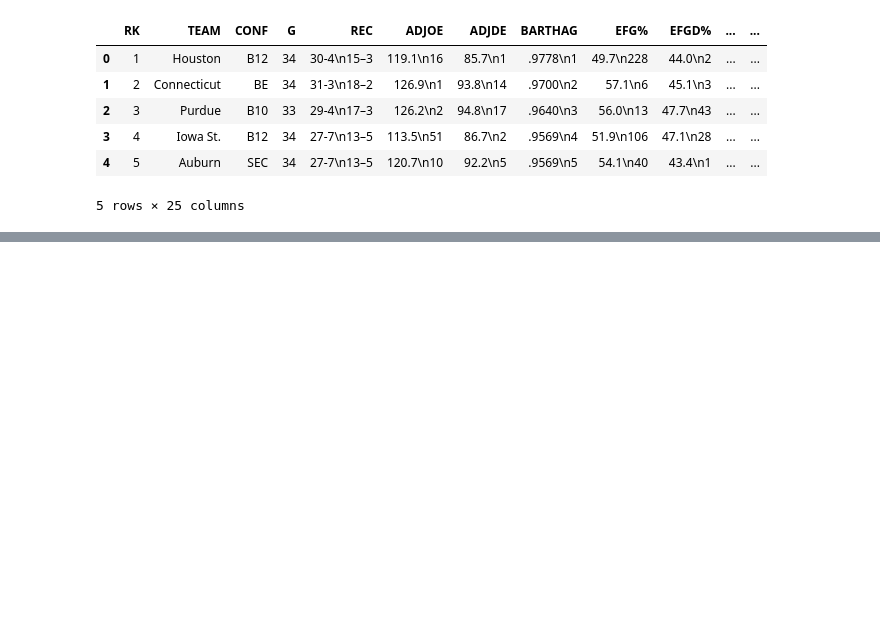
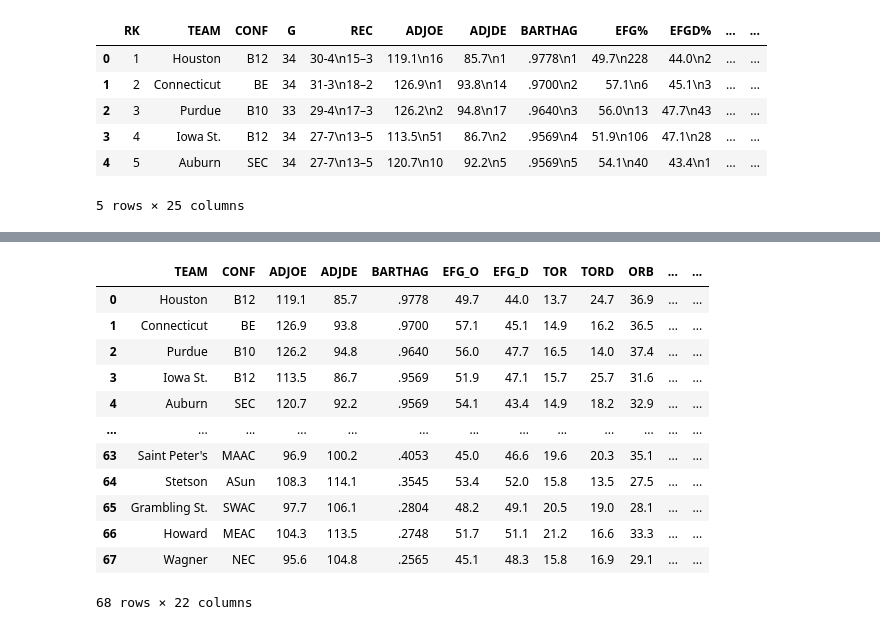
Before and after one commit to glenjoy99/bracket_prediction24, a Jupyter notebook: cleaner.ipynb, the cells around one changed output, grey strips where cells are left out. Saved outputs shown, nothing was run; the diff lists cells and outputs as text; code cells hidden in the pictures; blank space fills up the shorter version.

```diff
--- a/cleaner.ipynb
+++ b/cleaner.ipynb
@@ -45,3 +34,9 @@ teams24.head()
 | 3 | 4 | Iowa St. | B12 | 34 | 27-7\n13–5 | 113.5\n51 | 86.7\n2 | .9569\n4 | 51.9\n106 | 47.1\n28 | ... | ... |
 | 4 | 5 | Auburn | SEC | 34 | 27-7\n13–5 | 120.7\n10 | 92.2\n5 | .9569\n5 | 54.1\n40 | 43.4\n1 | ... | ... |
 5 rows × 25 columns
+# %%
+for col in teams24.columns:
+    try:
+        teams24[col] = teams24.apply(lambda row: row[col].split('\n')[0], axis=1)
+    except AttributeError:
+        pass
@@ -47,0 +53,6 @@ teams24.head()
+# %%
+teams24['W'] = teams24.apply(lambda row: row['REC'].split('-')[0], axis=1)
+teams24['WIN_PCT'] = teams24['W'].astype(int)/teams24['G']
+teams24.drop(['G', 'W'], inplace=True, axis=1)
+teams24.rename(columns={"EFG%": "EFG_O", "EFGD%": "EFG_D", "2P%" : "2P_O", "2P%D" : "2P_D", "3P%" : "3P_O", "3P%D" : "3P_D", "ADJ T." : "ADJ_T"}, inplace=True)
+teams24.head()
@@ -47,0 +67,20 @@ teams24.head()
+# %%
+teams24.drop(['REC', 'SEED'], inplace=True, axis=1)
+# %%
+teams24.drop('RK', inplace=True, axis=1)
+# %%
+teams24
+# %% [output]
+|  | TEAM | CONF | ADJOE | ADJDE | BARTHAG | EFG_O | EFG_D | TOR | TORD | ORB | ... | ... |
+| 0 | Houston | B12 | 119.1 | 85.7 | .9778 | 49.7 | 44.0 | 13.7 | 24.7 | 36.9 | ... | ... |
+| 1 | Connecticut | BE | 126.9 | 93.8 | .9700 | 57.1 | 45.1 | 14.9 | 16.2 | 36.5 | ... | ... |
+| 2 | Purdue | B10 | 126.2 | 94.8 | .9640 | 56.0 | 47.7 | 16.5 | 14.0 | 37.4 | ... | ... |
+| 3 | Iowa St. | B12 | 113.5 | 86.7 | .9569 | 51.9 | 47.1 | 15.7 | 25.7 | 31.6 | ... | ... |
+| 4 | Auburn | SEC | 120.7 | 92.2 | .9569 | 54.1 | 43.4 | 14.9 | 18.2 | 32.9 | ... | ... |
+| ... | ... | ... | ... | ... | ... | ... | ... | ... | ... | ... | ... | ... |
+| 63 | Saint Peter's | MAAC | 96.9 | 100.2 | .4053 | 45.0 | 46.6 | 19.6 | 20.3 | 35.1 | ... | ... |
+| 64 | Stetson | ASun | 108.3 | 114.1 | .3545 | 53.4 | 52.0 | 15.8 | 13.5 | 27.5 | ... | ... |
+| 65 | Grambling St. | SWAC | 97.7 | 106.1 | .2804 | 48.2 | 49.1 | 20.5 | 19.0 | 28.1 | ... | ... |
+| 66 | Howard | MEAC | 104.3 | 113.5 | .2748 | 51.7 | 51.1 | 21.2 | 16.6 | 33.3 | ... | ... |
+| 67 | Wagner | NEC | 95.6 | 104.8 | .2565 | 45.1 | 48.3 | 15.8 | 16.9 | 29.1 | ... | ... |
+68 rows × 22 columns
```
Also changed, not shown: parts of 6 cells of this notebook, 3 other files.
